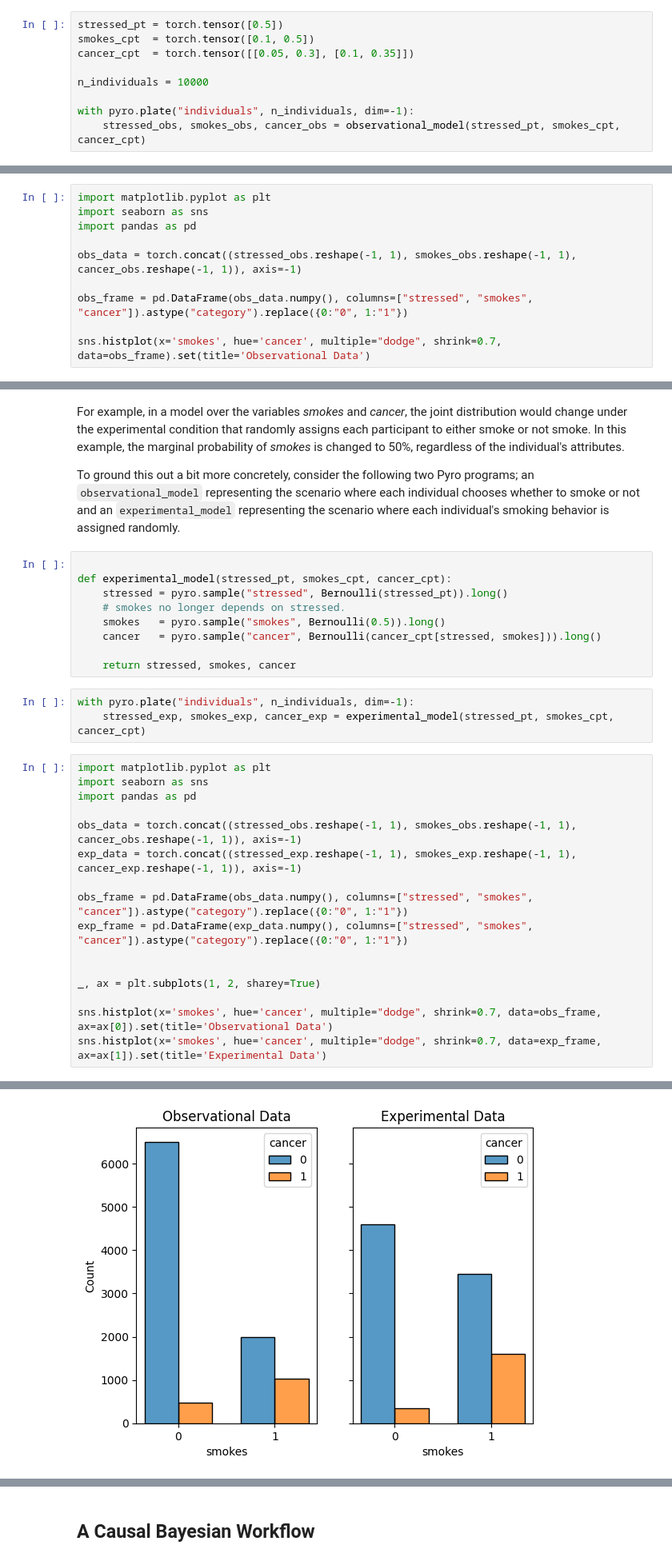
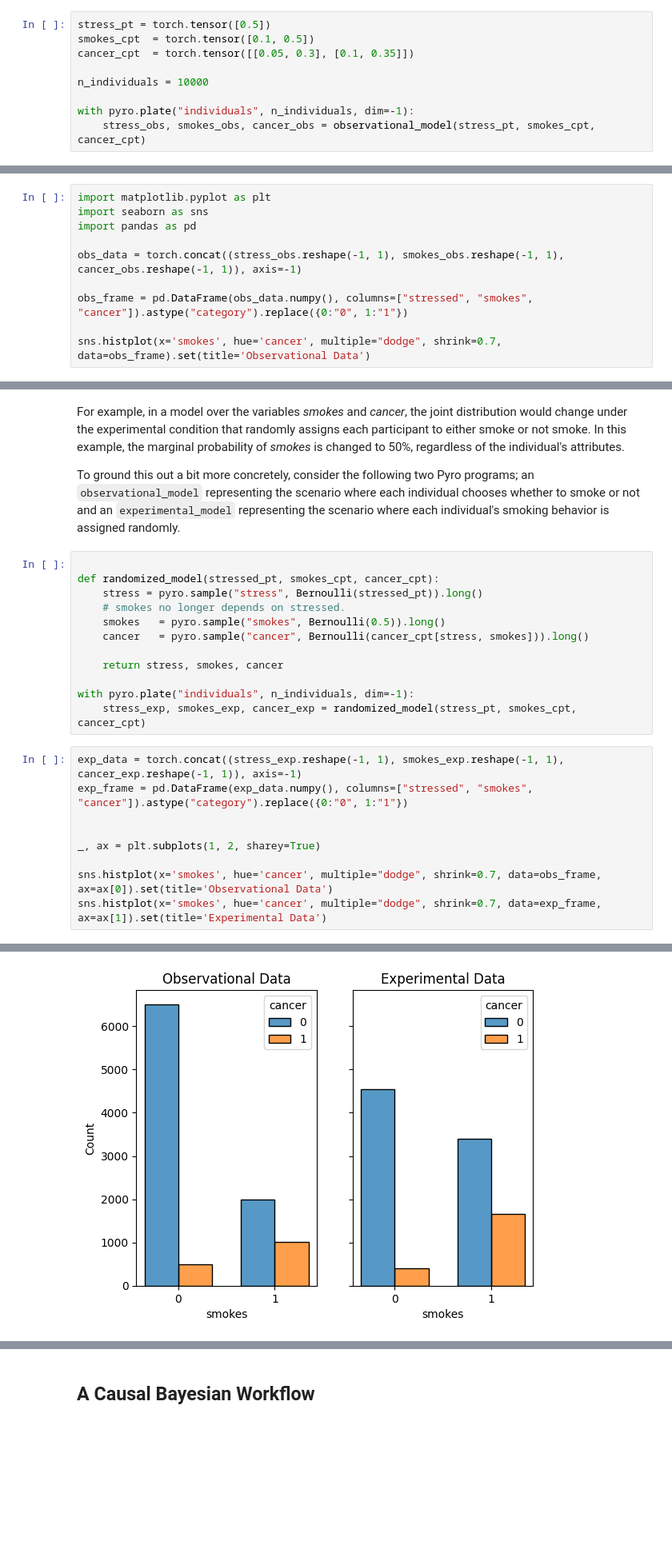
Before and after one commit to BasisResearch/chirho, a Jupyter notebook: docs/source/tutorial_i.ipynb, the cells around one changed output, grey strips where cells are left out. Shown at 80% size. Saved outputs shown, nothing was run; the diff lists cells and outputs as text; blank space fills up the shorter version.

```diff
--- a/docs/source/tutorial_i.ipynb
+++ b/docs/source/tutorial_i.ipynb
@@ -49,14 +49,14 @@ to yield a joint distribution of an entire population of individual's attributes
 choose some parameters by hand, but later we'll see how we can use Pyro's inference to infer likely
 parameters from data.
 # %%
-stressed_pt = torch.tensor([0.5])
+stress_pt = torch.tensor([0.5])
 smokes_cpt  = torch.tensor([0.1, 0.5])
 cancer_cpt  = torch.tensor([[0.05, 0.3], [0.1, 0.35]])
 
 n_individuals = 10000
 
 with pyro.plate("individuals", n_individuals, dim=-1):
-    stressed_obs, smokes_obs, cancer_obs = observational_model(stressed_pt, smokes_cpt, cancer_cpt)
+    stress_obs, smokes_obs, cancer_obs = observational_model(stress_pt, smokes_cpt, cancer_cpt)
 # %% [markdown]
 Let's pretend for a moment that we're only interested in the relationship between whether individuals smoke
 and how likely they are to get cancer. Let's visualize our simulated population!
@@ -65,7 +65,7 @@ import matplotlib.pyplot as plt
 import seaborn as sns
 import pandas as pd
 
-obs_data = torch.concat((stressed_obs.reshape(-1, 1), smokes_obs.reshape(-1, 1), cancer_obs.reshape(-1, 1)), axis=-1)
+obs_data = torch.concat((stress_obs.reshape(-1, 1), smokes_obs.reshape(-1, 1), cancer_obs.reshape(-1, 1)), axis=-1)
 
 obs_frame = pd.DataFrame(obs_data.numpy(), columns=["stressed", "smokes", "cancer"]).astype("category").replace({0:"0", 1:"1"})
 
@@ -97,32 +100,25 @@ an `observational_model` representing the scenario where each individual chooses
 representing the scenario where each individual's smoking behavior is assigned randomly.
 # %%
 
-def experimental_model(stressed_pt, smokes_cpt, cancer_cpt):
-    stressed = pyro.sample("stressed", Bernoulli(stressed_pt)).long()
+def randomized_model(stressed_pt, smokes_cpt, cancer_cpt):
+    stress = pyro.sample("stress", Bernoulli(stressed_pt)).long()
     # smokes no longer depends on stressed.
     smokes   = pyro.sample("smokes", Bernoulli(0.5)).long()
-    cancer   = pyro.sample("cancer", Bernoulli(cancer_cpt[stressed, smokes])).long()
+    cancer   = pyro.sample("cancer", Bernoulli(cancer_cpt[stress, smokes])).long()
 
-    return stressed, smokes, cancer
+    return stress, smokes, cancer
+
+with pyro.plate("individuals", n_individuals, dim=-1):
+    stress_exp, smokes_exp, cancer_exp = randomized_model(stress_pt, smokes_cpt, cancer_cpt)
-# %%
-with pyro.plate("individuals", n_individuals, dim=-1):
-    stressed_exp, smokes_exp, cancer_exp = experimental_model(stressed_pt, smokes_cpt, cancer_cpt)
 # %%
-import matplotlib.pyplot as plt
-import seaborn as sns
-import pandas as pd
-
-obs_data = torch.concat((stressed_obs.reshape(-1, 1), smokes_obs.reshape(-1, 1), cancer_obs.reshape(-1, 1)), axis=-1)
-exp_data = torch.concat((stressed_exp.reshape(-1, 1), smokes_exp.reshape(-1, 1), cancer_exp.reshape(-1, 1)), axis=-1)
-
-obs_frame = pd.DataFrame(obs_data.numpy(), columns=["stressed", "smokes", "cancer"]).astype("category").replace({0:"0", 1:"1"})
+exp_data = torch.concat((stress_exp.reshape(-1, 1), smokes_exp.reshape(-1, 1), cancer_exp.reshape(-1, 1)), axis=-1)
 exp_frame = pd.DataFrame(exp_data.numpy(), columns=["stressed", "smokes", "cancer"]).astype("category").replace({0:"0", 1:"1"})
 
 
 _, ax = plt.subplots(1, 2, sharey=True)
 
 sns.histplot(x='smokes', hue='cancer', multiple="dodge", shrink=0.7, data=obs_frame, ax=ax[0]).set(title='Observational Data')
 sns.histplot(x='smokes', hue='cancer', multiple="dodge", shrink=0.7, data=exp_frame, ax=ax[1]).set(title='Experimental Data')
 # %% [output]
 [Text(0.5, 1.0, 'Experimental Data')]
-[figure, old version]
+[figure, new version]
```
Also changed, not shown: parts of 6 cells of this notebook.
